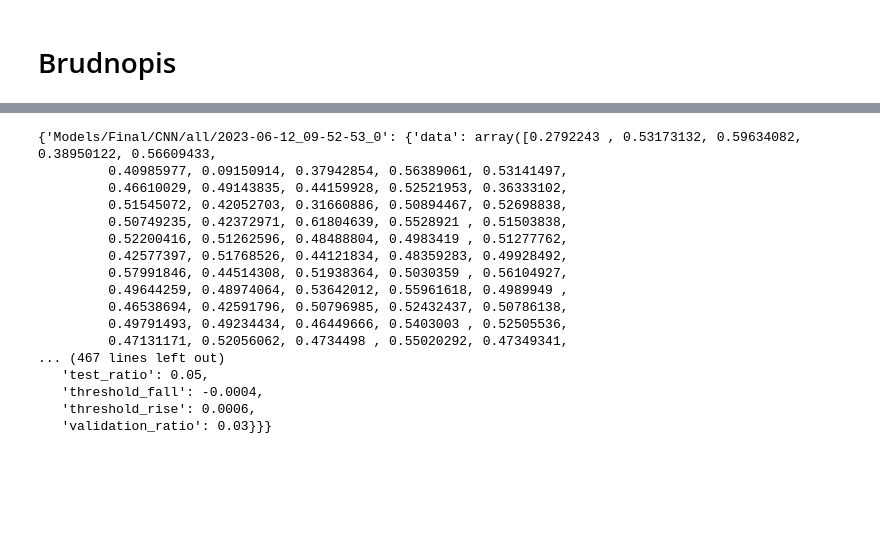
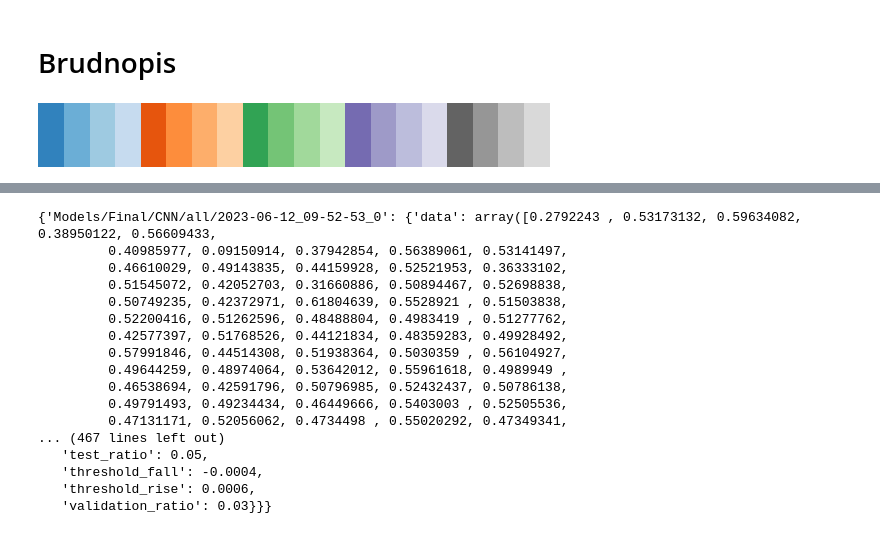
Before and after one commit to B4rtko/Inzynierka, a Jupyter notebook: visualize.ipynb, the cells around one changed output, grey strips where cells are left out. Drawn from its saved outputs; the diff is of its cells as text; code cells hidden in the pictures; blank space fills up the shorter version.

```diff
--- a/visualize.ipynb
+++ b/visualize.ipynb
@@ -161,0 +476,4 @@ for ds in case_dirs_cdt.keys():
+# %%
+mpl.colormaps["tab20c"]
+# %% [output]
+[figure, added]
```
Also changed, not shown: parts of 22 cells of this notebook.
